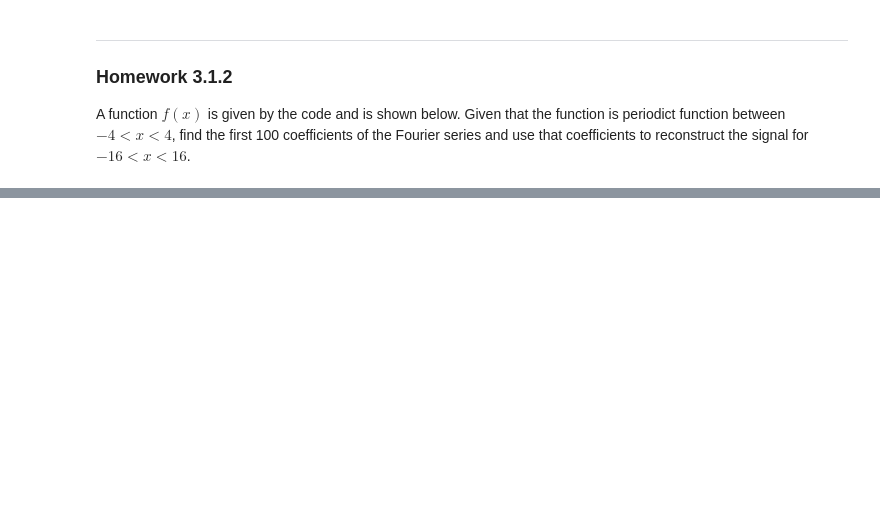
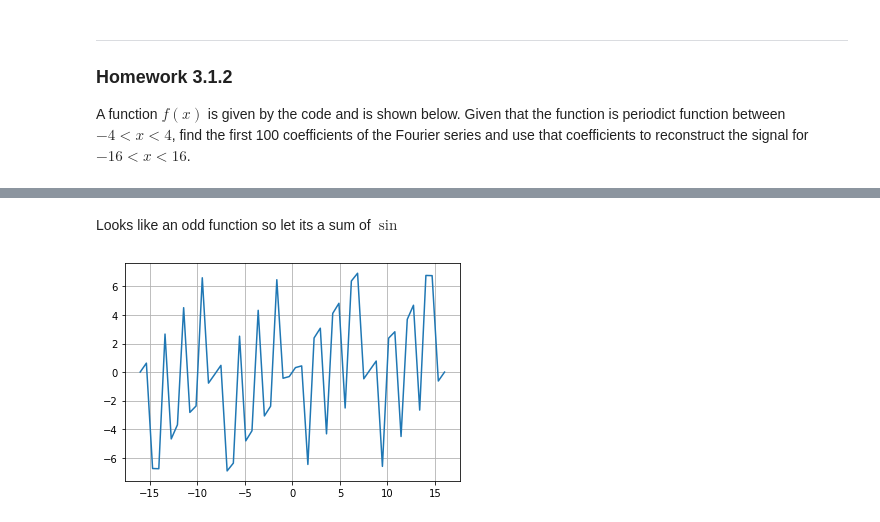
Before and after one commit to r4b61t/ssm, a Jupyter notebook: Homework/Homework 3.1.ipynb, the cells around one changed output, grey strips where cells are left out. Saved outputs shown, nothing was run; the diff lists cells and outputs as text; code cells hidden in the pictures; blank space fills up the shorter version.

```diff
--- a/Homework/Homework 3.1.ipynb
+++ b/Homework/Homework 3.1.ipynb
@@ -40,0 +54,2 @@ plt.show()
+# %% [markdown]
+Looks like an odd function so let its a sum of $\sin$
@@ -40,0 +58,15 @@ plt.show()
+# %%
+L = 8/2
+
+def b(n):
+    integral = integrate.quad( lambda x : f(x) * np.sin(n*x * np.pi / L) , 0, L)[0]
+    return 2*integral /L
+# %%
+def g(t,N):
+    s = sum(b(n)*np.sin(np.pi/L *n *t) for n in range(1,N))
+    return a0/2 + s
+t= np.linspace(-16,16)
+plt.plot(t,g(t,100))
+plt.grid()
+# %% [output]
+[figure, added]
```
Also changed, not shown: parts of 4 cells of this notebook, 1 other file.
